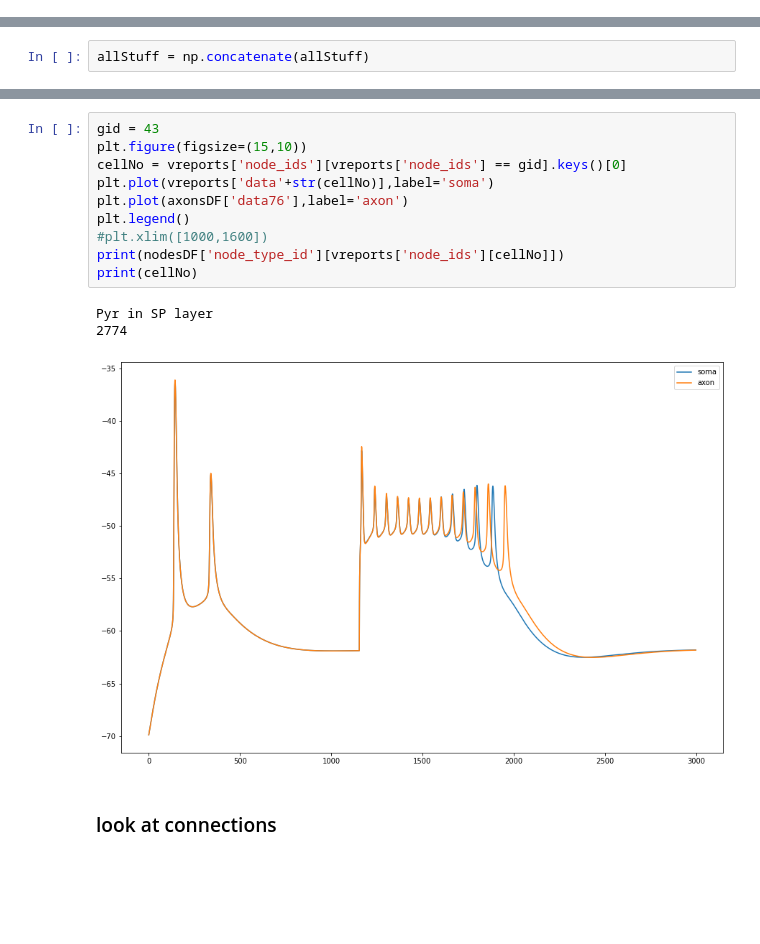
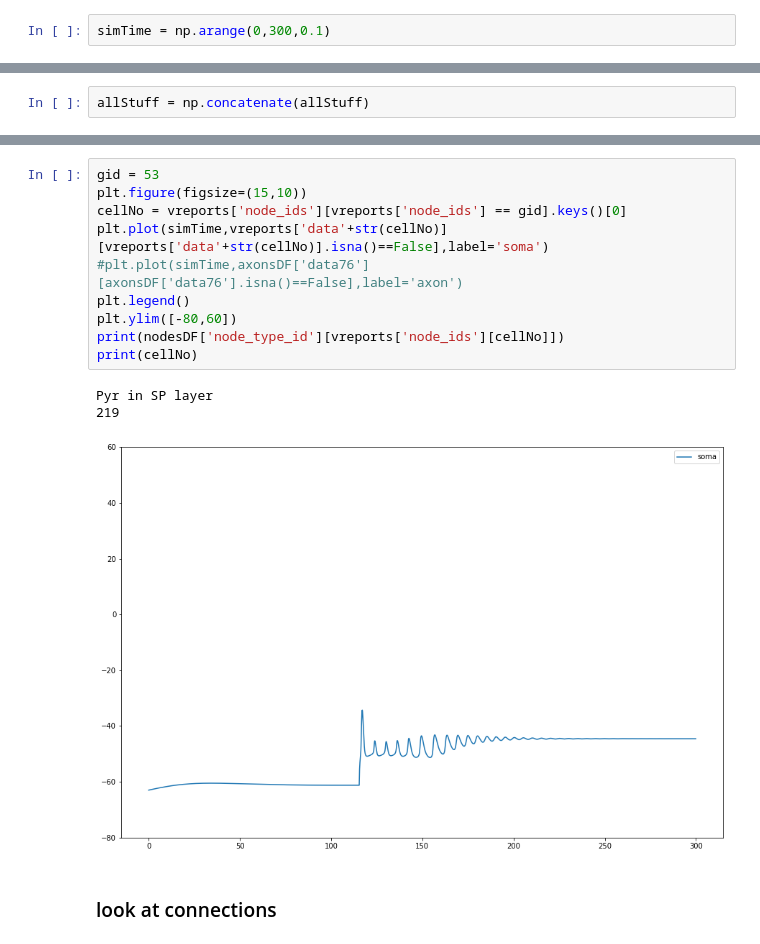
Before and after one commit to ddopp4877/CA1_model, a Jupyter notebook: CA1_exploration.ipynb, the cells around one changed output, grey strips where cells are left out. Cells and saved outputs as stored; diff of their text form; blank space fills up the shorter version.

```diff
--- a/CA1_exploration.ipynb
+++ b/CA1_exploration.ipynb
@@ -452,6 +452,8 @@ cellNames = [array[index] for index in sorted(idxs)]#use the names in the order
 nodesDF = nodesDF.replace({'node_type_id':idNames},{'node_type_id':cellNames})
 # %% [output]
 [   1 3156]
+# %%
+simTime = np.arange(0,300,0.1)
 # %%
 gids = [1,3156]
 for gid in gids:
@@ -526,17 +528,17 @@ plt.show()
 # %%
-gid = 43
+gid = 53
 plt.figure(figsize=(15,10))
 cellNo = vreports['node_ids'][vreports['node_ids'] == gid].keys()[0]
-plt.plot(vreports['data'+str(cellNo)],label='soma')
-plt.plot(axonsDF['data76'],label='axon')
+plt.plot(simTime,vreports['data'+str(cellNo)][vreports['data'+str(cellNo)].isna()==False],label='soma')
+#plt.plot(simTime,axonsDF['data76'][axonsDF['data76'].isna()==False],label='axon')
 plt.legend()
-#plt.xlim([1000,1600])
+plt.ylim([-80,60])
 print(nodesDF['node_type_id'][vreports['node_ids'][cellNo]])
 print(cellNo)
 # %% [output]
 Pyr in SP layer
-2774
+219
-[figure, old version]
+[figure, new version]
 # %% [markdown]
 ### look at connections
 # %%
```
Also changed, not shown: parts of 2 cells of this notebook, 4 other files.
